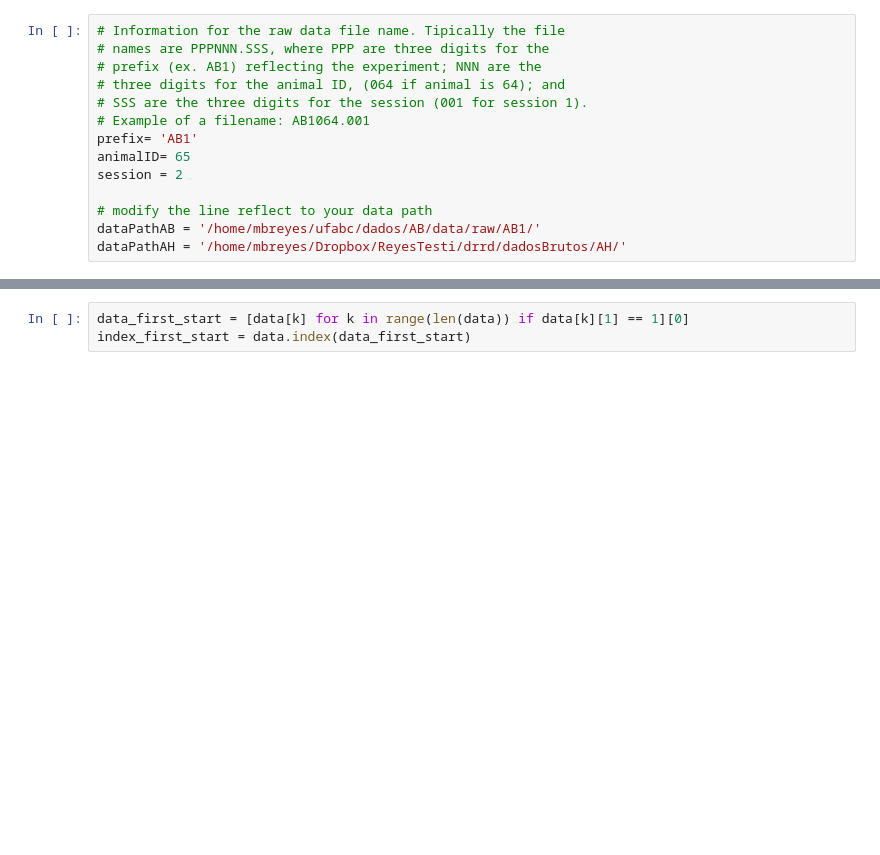
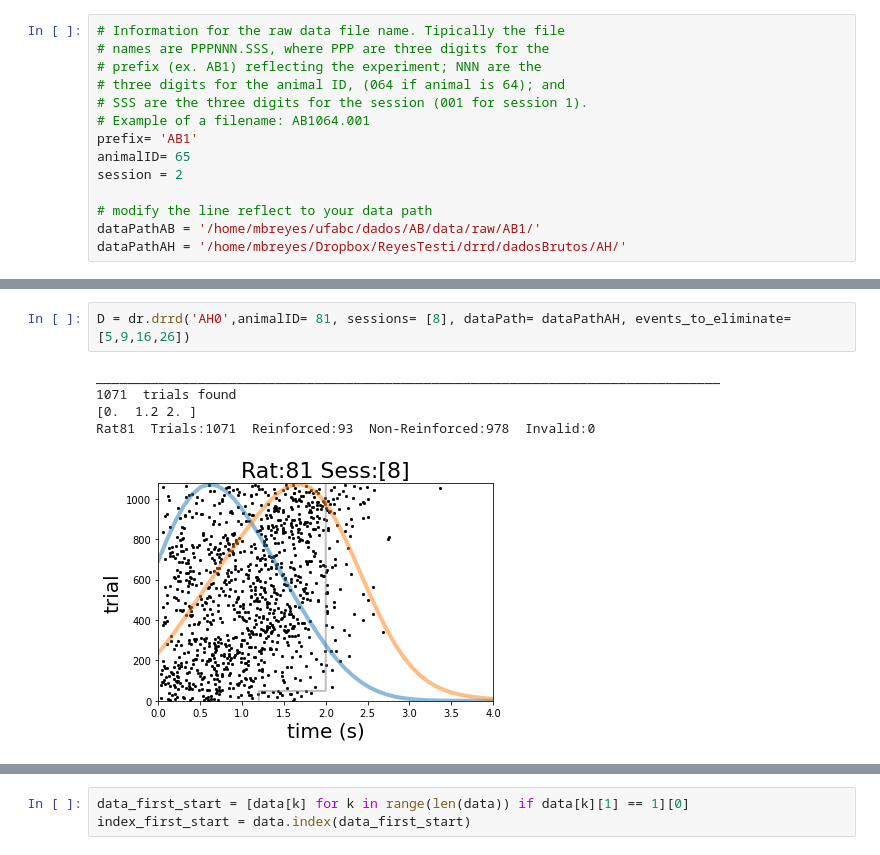
Before and after one commit to marceloreyes/drrd, a Jupyter notebook: python/testDrrd.ipynb, the cells around one changed output, grey strips where cells are left out. Cells and saved outputs as stored; diff of their text form; blank space fills up the shorter version.

```diff
--- a/python/testDrrd.ipynb
+++ b/python/testDrrd.ipynb
@@ -110,0 +57,8 @@ Number of trials to split too large, trials split in half
+# %%
+D = dr.drrd('AH0',animalID= 81, sessions= [8], dataPath= dataPathAH, events_to_eliminate= [5,9,16,26])
+# %% [output]
+________________________________________________________________________________
+1071  trials found
+[0.  1.2 2. ]
+Rat81  Trials:1071  Reinforced:93  Non-Reinforced:978  Invalid:0
+[figure, added]
```
Also changed, not shown: parts of 47 cells of this notebook, 1 other file.
